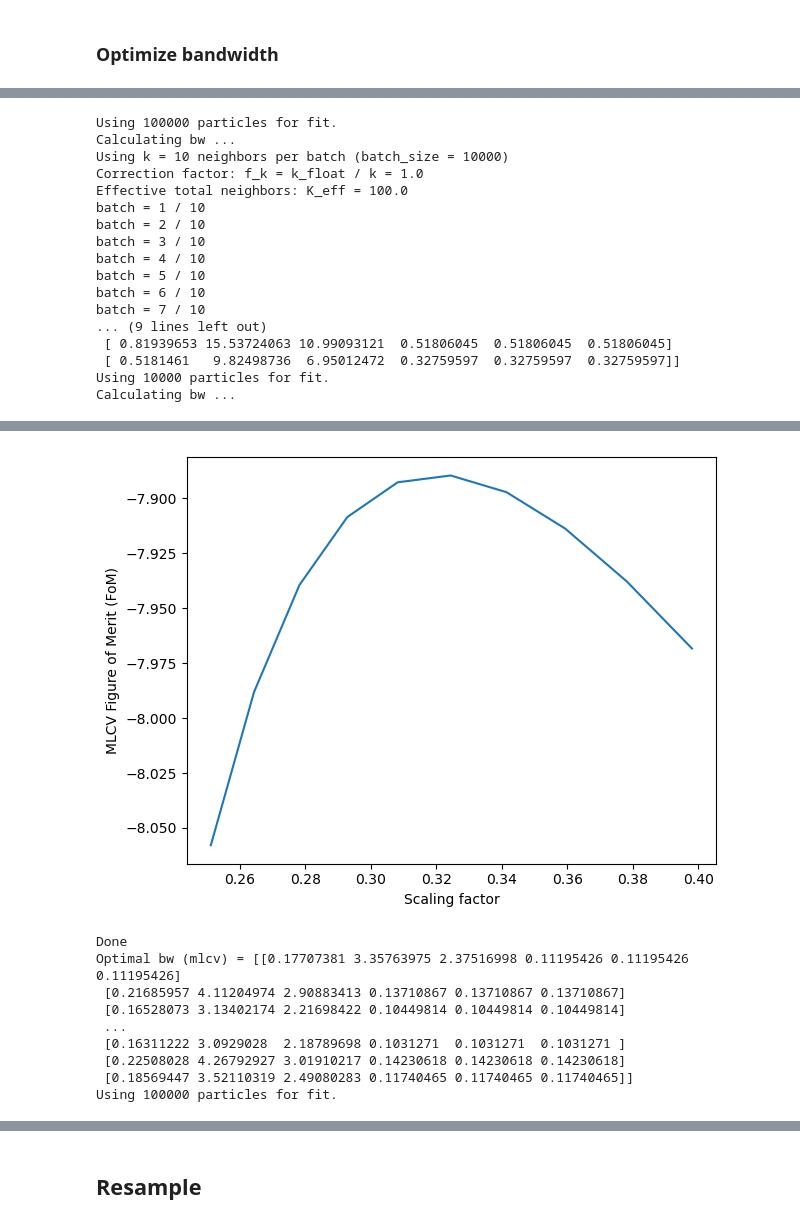
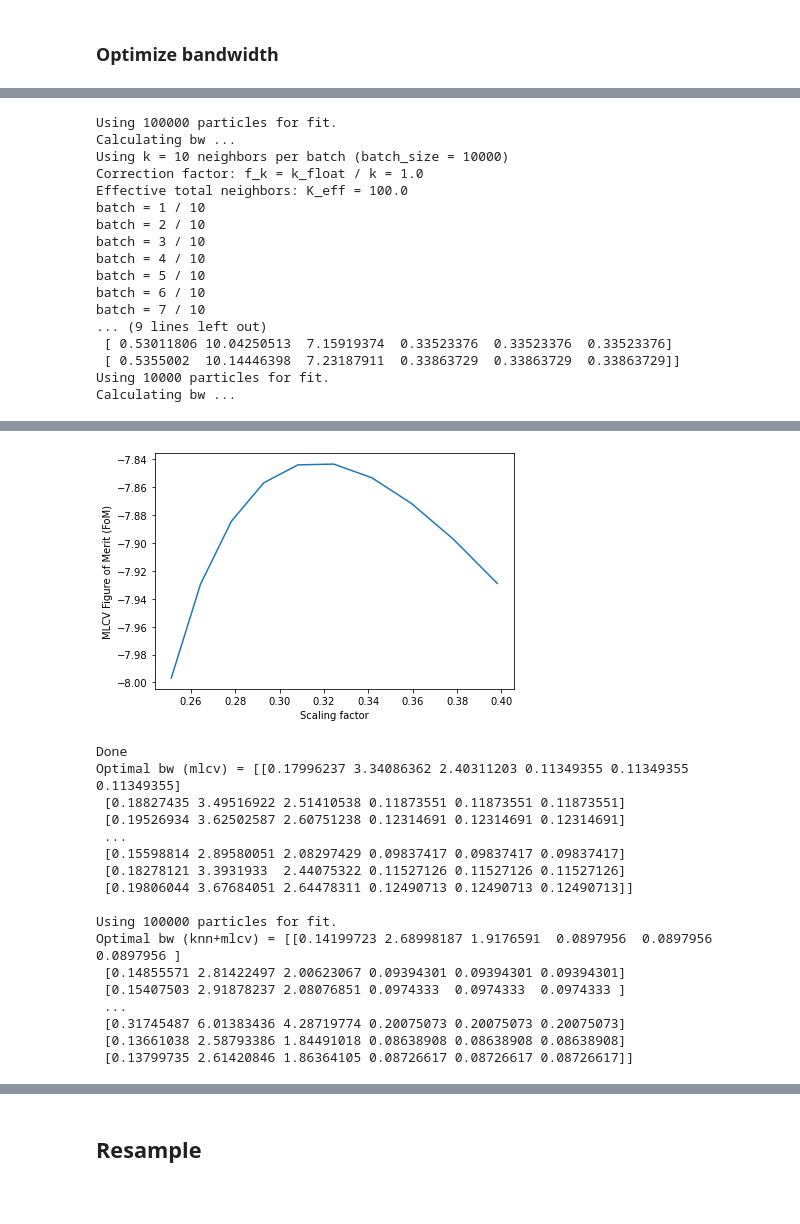
Before and after one commit to KDSource/KDSource, a Jupyter notebook: docs/examples/Verification.ipynb, the cells around one changed output, grey strips where cells are left out. Saved outputs shown, nothing was run; the diff lists cells and outputs as text; code cells hidden in the pictures; blank space fills up the shorter version.

```diff
--- a/docs/examples/Verification.ipynb
+++ b/docs/examples/Verification.ipynb
@@ -178,7 +179,7 @@ Choose one of the available bandwidth optimization methods. Recommended method i
 # geometry.
 
 s.bw_method = "silv"
-s.fit(N, scaling=scaling)
+s.fit(N, importance=var_importance)
 # %% [output]
 Using 100000 particles for fit.
 Calculating bw ...
@@ -196,13 +197,13 @@ seed = None # Default: Use the Silverman's Rule as seed
 grid = np.logspace(-0.1,0.1,10)
 
 N_cv = int(1E4) # Use a smaller N to reduce computation times
-s.fit(N_cv, scaling=scaling, seed=seed, grid=grid)
+s.fit(N_cv, importance=var_importance, seed=seed, grid=grid)
 
 bw = s.kde.bw
 dim = s.geom.dim
 bw *= kds.kde.bw_silv(dim,N)/kds.kde.bw_silv(dim,N_cv) # Apply Silverman factor
 s = kds.KDSource(plist, geom, bw=bw) # Create new KDSource with adapted BW
-s.fit(N=N, scaling=scaling)
+s.fit(N=N, importance=var_importance)
 # %% [output]
 Using 10000 particles for fit.
 Calculating bw ...
@@ -227,7 +228,7 @@ Using 100000 particles for fit.
 s.bw_method = "knn"
 batch_size = 10000 # Batch size for KNN search
 k = 10             # Numer of neighbors per batch
-s.fit(N, scaling=scaling, batch_size=batch_size, k=k)
+s.fit(N, importance=var_importance, batch_size=batch_size, k=k)
 bw_knn = s.kde.bw
 
 # MLCV optimization of previously calculated kNN bandwidth
@@ -235,15 +236,18 @@ s.bw_method = "mlcv"
 N_cv = int(1E4)   # Use a smaller N to reduce computation times
 seed = bw_knn[:N_cv] # Use kNN BW as seed (first N elements)
 grid = np.logspace(-0.6,-0.4,10)
-s.fit(N_cv, scaling=scaling, seed=seed, grid=grid)
+s.fit(N_cv, importance=var_importance, seed=seed, grid=grid)
 bw_cv = s.kde.bw
 
 # Extend MLCV optimization to full KNN BW
+print('')
 bw_knn_cv = bw_knn * bw_cv[0]/bw_knn[0] # Apply MLCV factor
 dim = s.geom.dim
 bw_knn_cv *= kds.kde.bw_silv(dim,len(bw_knn))/kds.kde.bw_silv(dim,len(bw_cv)) # Apply Silverman factor
 s = kds.KDSource(plist, geom, bw=bw_knn_cv) # Create new KDSource with full BW
-s.fit(N=N, scaling=scaling)
+s.fit(N=N, importance=var_importance)
+bw_opt = np.reshape(s.kde.bw, (-1, 1)) * s.scaling
+print("Optimal bw (knn+mlcv) = {}".format(bw_opt))
 # %% [output]
 Using 100000 particles for fit.
 Calculating bw ...
@@ -258,8 +262,8 @@ batch = 5 / 10
 batch = 6 / 10
 batch = 7 / 10
 ... (9 lines left out)
- [ 0.81939653 15.53724063 10.99093121  0.51806045  0.51806045  0.51806045]
- [ 0.5181461   9.82498736  6.95012472  0.32759597  0.32759597  0.32759597]]
+ [ 0.53011806 10.04250513  7.15919374  0.33523376  0.33523376  0.33523376]
+ [ 0.5355002  10.14446398  7.23187911  0.33863729  0.33863729  0.33863729]]
 Using 10000 particles for fit.
 Calculating bw ...
 [Parallel(n_jobs=-1)]: Using backend LokyBackend with 8 concurrent workers.
@@ -270,11 +274,19 @@ Calculating bw ...
-[figure, old version]
+[figure, new version]
 Done
-Optimal bw (mlcv) = [[0.17707381 3.35763975 2.37516998 0.11195426 0.11195426 0.11195426]
- [0.21685957 4.11204974 2.90883413 0.13710867 0.13710867 0.13710867]
- [0.16528073 3.13402174 2.21698422 0.10449814 0.10449814 0.10449814]
+Optimal bw (mlcv) = [[0.17996237 3.34086362 2.40311203 0.11349355 0.11349355 0.11349355]
+ [0.18827435 3.49516922 2.51410538 0.11873551 0.11873551 0.11873551]
+ [0.19526934 3.62502587 2.60751238 0.12314691 0.12314691 0.12314691]
  ...
- [0.16311222 3.0929028  2.18789698 0.1031271  0.1031271  0.1031271 ]
- [0.22508028 4.26792927 3.01910217 0.14230618 0.14230618 0.14230618]
- [0.18569447 3.52110319 2.49080283 0.11740465 0.11740465 0.11740465]]
+ [0.15598814 2.89580051 2.08297429 0.09837417 0.09837417 0.09837417]
+ [0.18278121 3.3931933  2.44075322 0.11527126 0.11527126 0.11527126]
+ [0.19806044 3.67684051 2.64478311 0.12490713 0.12490713 0.12490713]]
+
 Using 100000 particles for fit.
+Optimal bw (knn+mlcv) = [[0.14199723 2.68998187 1.9176591  0.0897956  0.0897956  0.0897956 ]
+ [0.14855571 2.81422497 2.00623067 0.09394301 0.09394301 0.09394301]
+ [0.15407503 2.91878237 2.08076851 0.0974333  0.0974333  0.0974333 ]
+ ...
+ [0.31745487 6.01383436 4.28719774 0.20075073 0.20075073 0.20075073]
+ [0.13661038 2.58793386 1.84491018 0.08638908 0.08638908 0.08638908]
+ [0.13799735 2.61420846 1.86364105 0.08726617 0.08726617 0.08726617]]
 # %%
```
Also changed, not shown: parts of 16 cells of this notebook, 8 other files.
